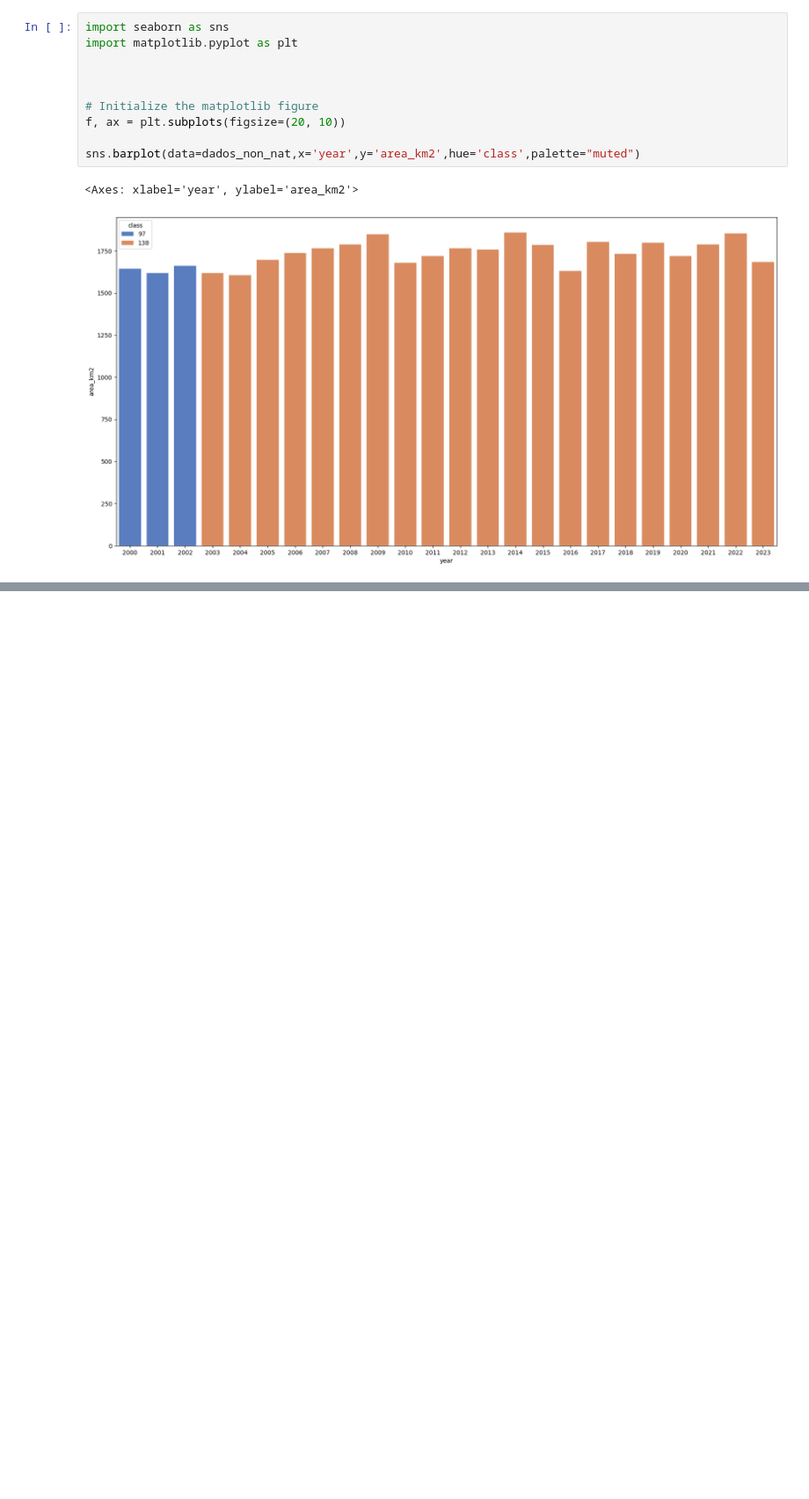
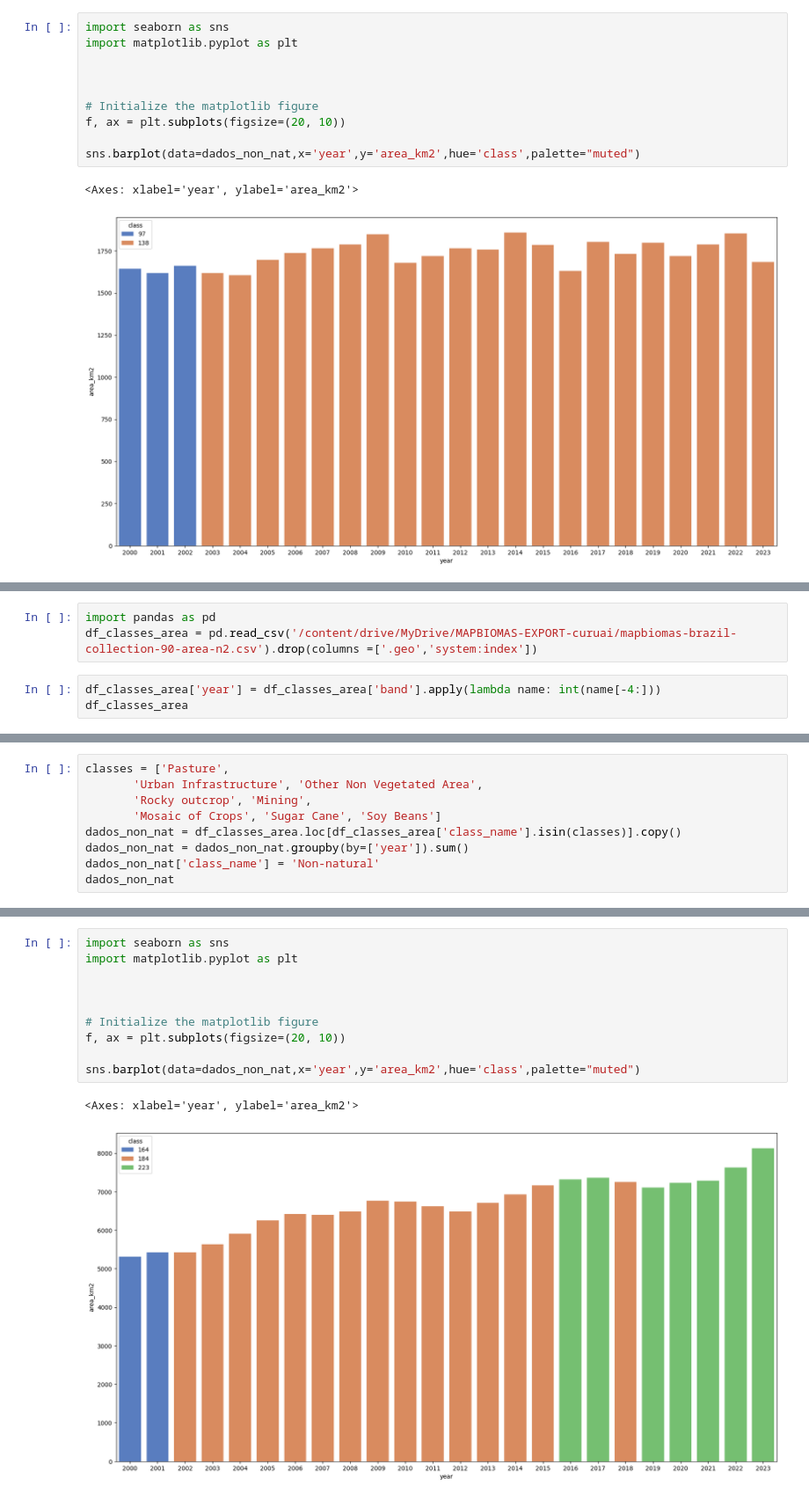
Before and after one commit to larissavaladao/py6s_harmonize_sample, a Jupyter notebook: 5. parameters_by_period/7.land_cover_time_series.ipynb, the cells around one changed output, grey strips where cells are left out. Shown at 88% size. Cells and saved outputs as stored; diff of their text form; blank space fills up the shorter version.

Commit message:
dados mapbiomas bacia nivel 2

```diff
--- a/5. parameters_by_period/7.land_cover_time_series.ipynb
+++ b/5. parameters_by_period/7.land_cover_time_series.ipynb
@@ -289,0 +294,6 @@ sns.barplot(data=dados_non_nat,x='year',y='area_km2',hue='class',palette="muted"
+# %%
+import pandas as pd
+df_classes_area = pd.read_csv('/content/drive/MyDrive/MAPBIOMAS-EXPORT-curuai/mapbiomas-brazil-collection-90-area-n2.csv').drop(columns =['.geo','system:index'])
+# %%
+df_classes_area['year'] = df_classes_area['band'].apply(lambda name: int(name[-4:]))
+df_classes_area
@@ -289,0 +324,9 @@ sns.barplot(data=dados_non_nat,x='year',y='area_km2',hue='class',palette="muted"
+# %%
+classes = ['Pasture',
+       'Urban Infrastructure', 'Other Non Vegetated Area',
+       'Rocky outcrop', 'Mining',
+       'Mosaic of Crops', 'Sugar Cane', 'Soy Beans']
+dados_non_nat = df_classes_area.loc[df_classes_area['class_name'].isin(classes)].copy()
+dados_non_nat = dados_non_nat.groupby(by=['year']).sum()
+dados_non_nat['class_name'] = 'Non-natural'
+dados_non_nat
@@ -289,0 +398,13 @@ sns.barplot(data=dados_non_nat,x='year',y='area_km2',hue='class',palette="muted"
+# %%
+import seaborn as sns
+import matplotlib.pyplot as plt
+
+
+
+# Initialize the matplotlib figure
+f, ax = plt.subplots(figsize=(20, 10))
+
+sns.barplot(data=dados_non_nat,x='year',y='area_km2',hue='class',palette="muted")
+# %% [output]
+<Axes: xlabel='year', ylabel='area_km2'>
+[figure, added]
```
Also changed, not shown: parts of 7 cells of this notebook.
